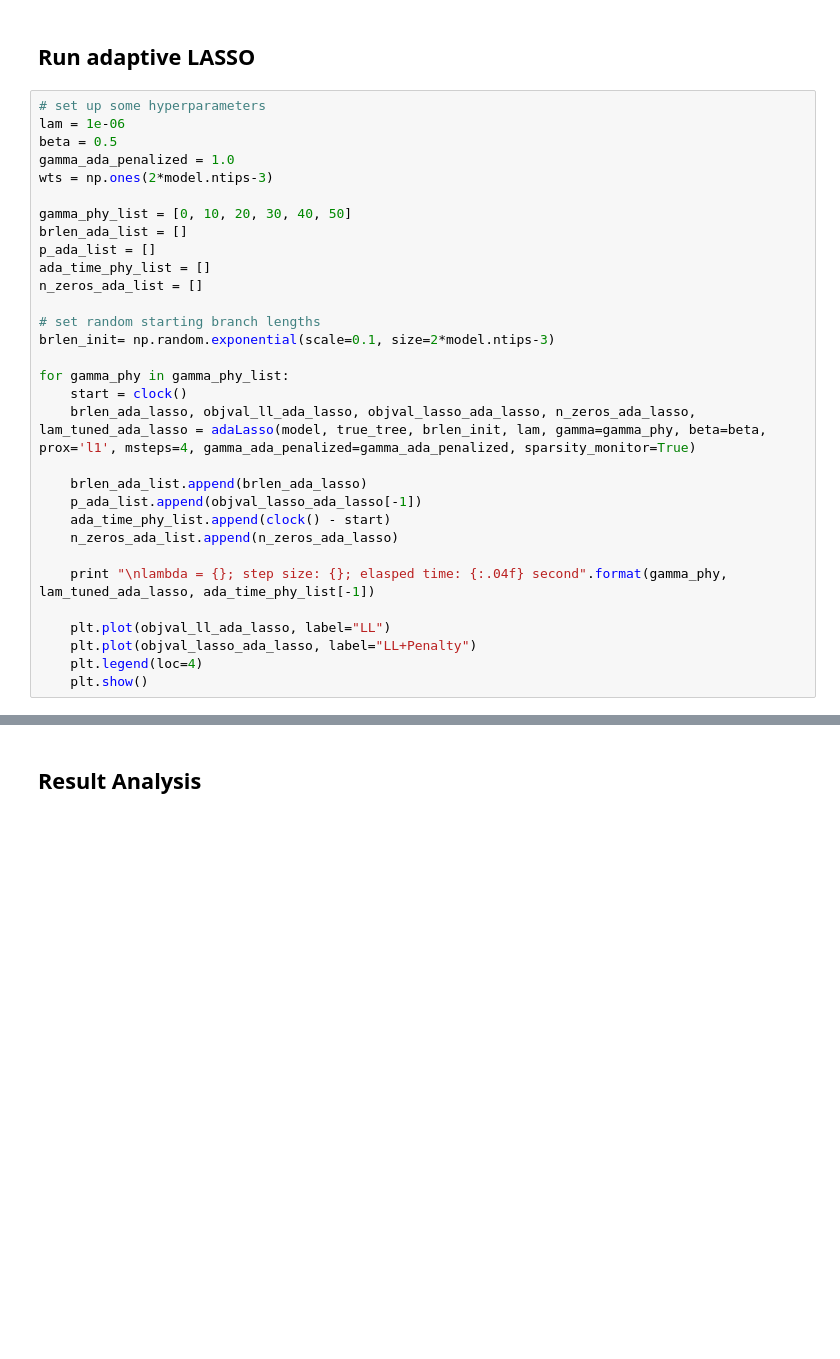
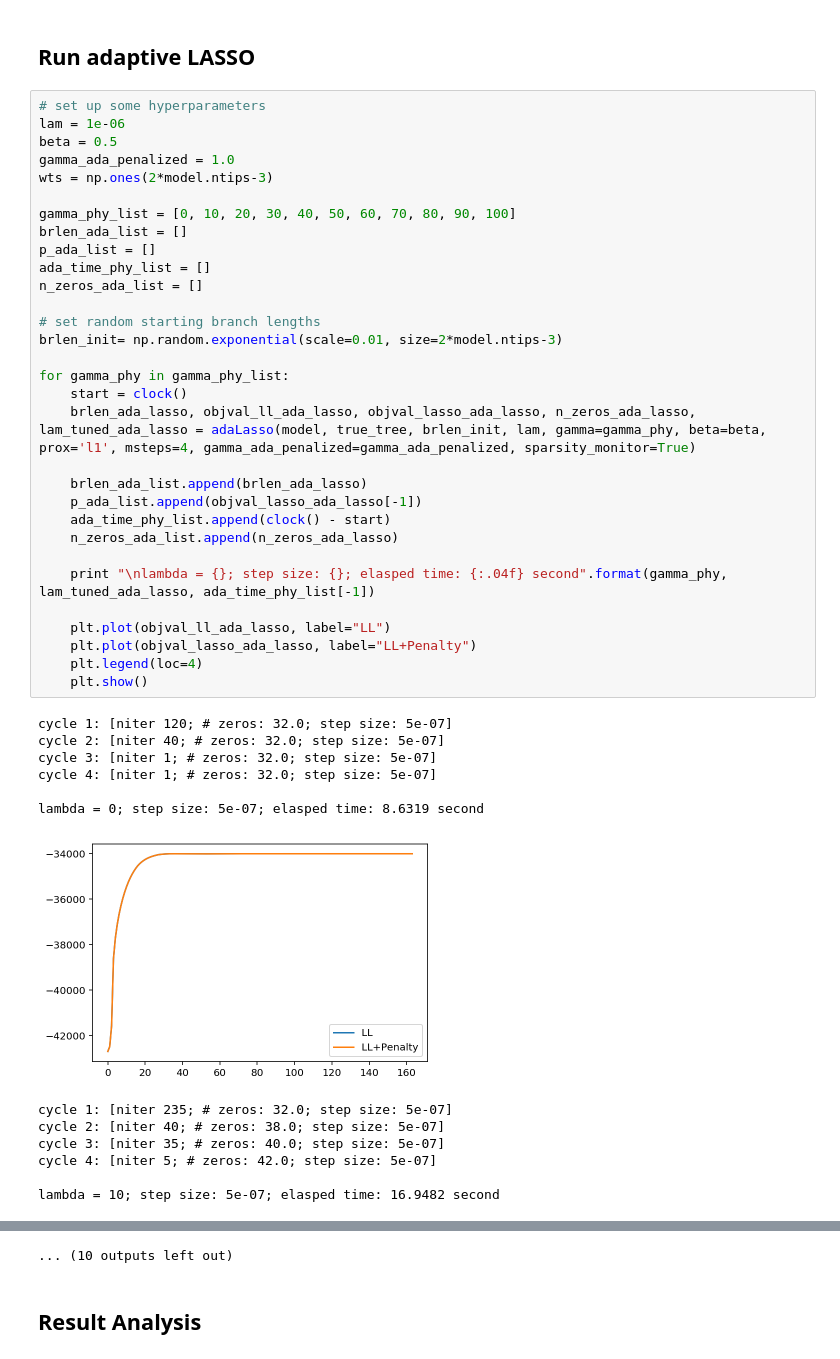
Before and after one commit to matsengrp/adaLASSO-phylo, a Jupyter notebook: examples/simulated-100tips.ipynb, the cells around one changed output, grey strips where cells are left out. Cells and saved outputs as stored; diff of their text form; blank space fills up the shorter version.

```diff
--- a/examples/simulated-100tips.ipynb
+++ b/examples/simulated-100tips.ipynb
@@ -41,31 +47,45 @@ model = PHY(pden, ('JC',1.0), data)
 # %%
 # set up some hyperparameters
 lam = 1e-06
 beta = 0.5
 gamma_ada_penalized = 1.0
 wts = np.ones(2*model.ntips-3)
 
-gamma_phy_list = [0, 10, 20, 30, 40, 50]
+gamma_phy_list = [0, 10, 20, 30, 40, 50, 60, 70, 80, 90, 100]
 brlen_ada_list = []
 p_ada_list = []
 ada_time_phy_list = []
 n_zeros_ada_list = []
 
 # set random starting branch lengths
-brlen_init= np.random.exponential(scale=0.1, size=2*model.ntips-3)
+brlen_init= np.random.exponential(scale=0.01, size=2*model.ntips-3)
 
 for gamma_phy in gamma_phy_list:
     start = clock()
     brlen_ada_lasso, objval_ll_ada_lasso, objval_lasso_ada_lasso, n_zeros_ada_lasso, lam_tuned_ada_lasso = adaLasso(model, true_tree, brlen_init, lam, gamma=gamma_phy, beta=beta, prox='l1', msteps=4, gamma_ada_penalized=gamma_ada_penalized, sparsity_monitor=True)
 
     brlen_ada_list.append(brlen_ada_lasso)
     p_ada_list.append(objval_lasso_ada_lasso[-1])
     ada_time_phy_list.append(clock() - start)
     n_zeros_ada_list.append(n_zeros_ada_lasso)
 
     print "\nlambda = {}; step size: {}; elasped time: {:.04f} second".format(gamma_phy, lam_tuned_ada_lasso, ada_time_phy_list[-1])
 
     plt.plot(objval_ll_ada_lasso, label="LL")
     plt.plot(objval_lasso_ada_lasso, label="LL+Penalty")
     plt.legend(loc=4)
     plt.show()
+# %% [output]
+cycle 1: [niter 120; # zeros: 32.0; step size: 5e-07]
+cycle 2: [niter 40; # zeros: 32.0; step size: 5e-07]
+cycle 3: [niter 1; # zeros: 32.0; step size: 5e-07]
+cycle 4: [niter 1; # zeros: 32.0; step size: 5e-07]
+
+lambda = 0; step size: 5e-07; elasped time: 8.6319 second
+[figure, added]
+cycle 1: [niter 235; # zeros: 32.0; step size: 5e-07]
+cycle 2: [niter 40; # zeros: 38.0; step size: 5e-07]
+cycle 3: [niter 35; # zeros: 40.0; step size: 5e-07]
+cycle 4: [niter 5; # zeros: 42.0; step size: 5e-07]
+
+lambda = 10; step size: 5e-07; elasped time: 16.9482 second
@@ -72,3 +121,4 @@ for gamma_phy in gamma_phy_list:
+... (10 outputs left out)
 # %% [markdown]
 ## Result Analysis
 # %%
```
Also changed, not shown: parts of 8 cells of this notebook, 29 other files.
